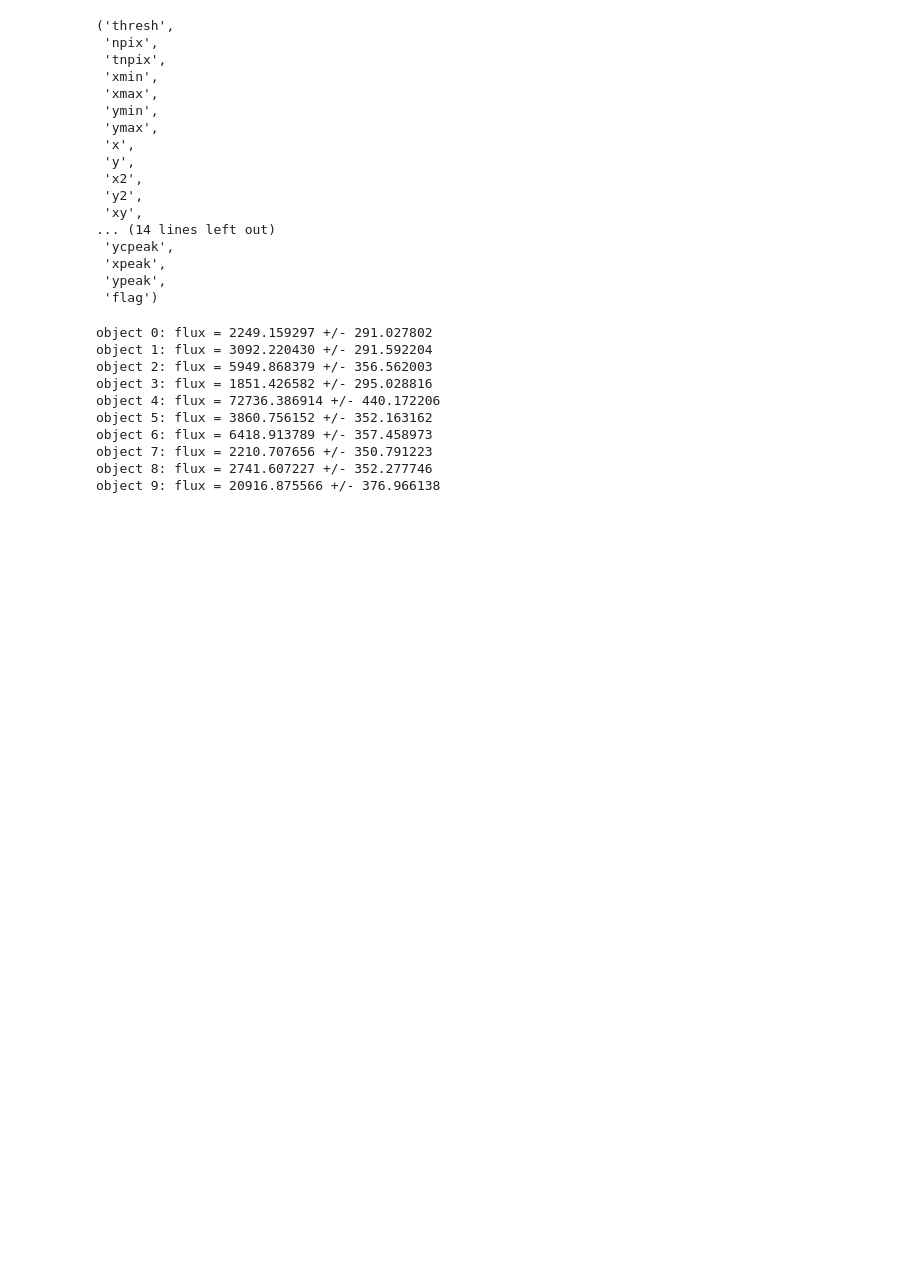
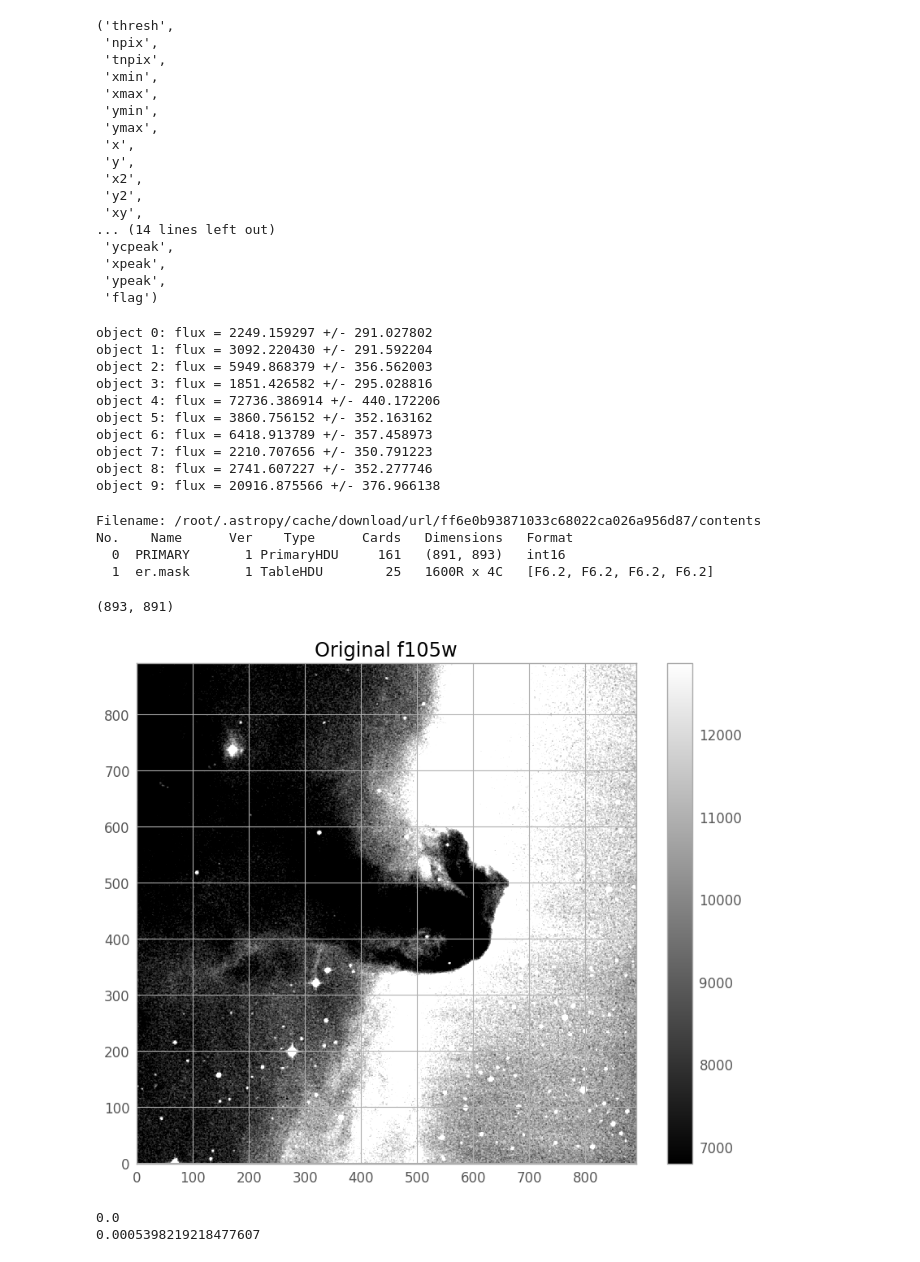
Before and after one commit to krannberry/astr-19, a Jupyter notebook: Final_Part_1.ipynb, the cells around one changed output. Cells and saved outputs as stored; diff of their text form; code cells hidden in the pictures; blank space fills up the shorter version.

```diff
--- a/Final_Part_1.ipynb
+++ b/Final_Part_1.ipynb
@@ -22,8 +20,3 @@ plt.style.use(astropy_mpl_style)
 
 %matplotlib inline
 rcParams['figure.figsize'] = [10., 8.]
-# %%
-#from astropy.io import fits
-from astropy.utils.data import get_pkg_data_filename
-
-image_file = get_pkg_data_filename('tutorials/FITS-images/HorseHead.fits')
@@ -169,0 +212,24 @@ object 9: flux = 20916.875566 +/- 376.966138
+# %%
+fits.info(image_file)
+# %% [output]
+Filename: /root/.astropy/cache/download/url/ff6e0b93871033c68022ca026a956d87/contents
+No.    Name      Ver    Type      Cards   Dimensions   Format
+  0  PRIMARY       1 PrimaryHDU     161   (891, 893)   int16
+  1  er.mask       1 TableHDU        25   1600R x 4C   [F6.2, F6.2, F6.2, F6.2]
+# %%
+data = fits.getdata(image_file, ext=0)
+# %%
+# Print the Data
+print(data.shape)
+# %% [output]
+(893, 891)
+# %%
+plt.figure()
+# show and save the image
+plt.title('Original f105w')
+plt.savefig('original_f105w.png')  # Save the figure
+m, s = np.mean(data), np.std(data)
+plt.imshow(data, interpolation='nearest', cmap='gray', vmin=m-s, vmax=m+s, origin='lower')
+plt.colorbar();
+# %% [output]
+[figure, added]
@@ -169,0 +245,7 @@ object 9: flux = 20916.875566 +/- 376.966138
+# %%
+# get a "global" mean and noise of the image background:
+print(bkg.globalback)
+print(bkg.globalrms)
+# %% [output]
+0.0
+0.0005398219218477607
```
Also changed, not shown: parts of 30 cells of this notebook.
